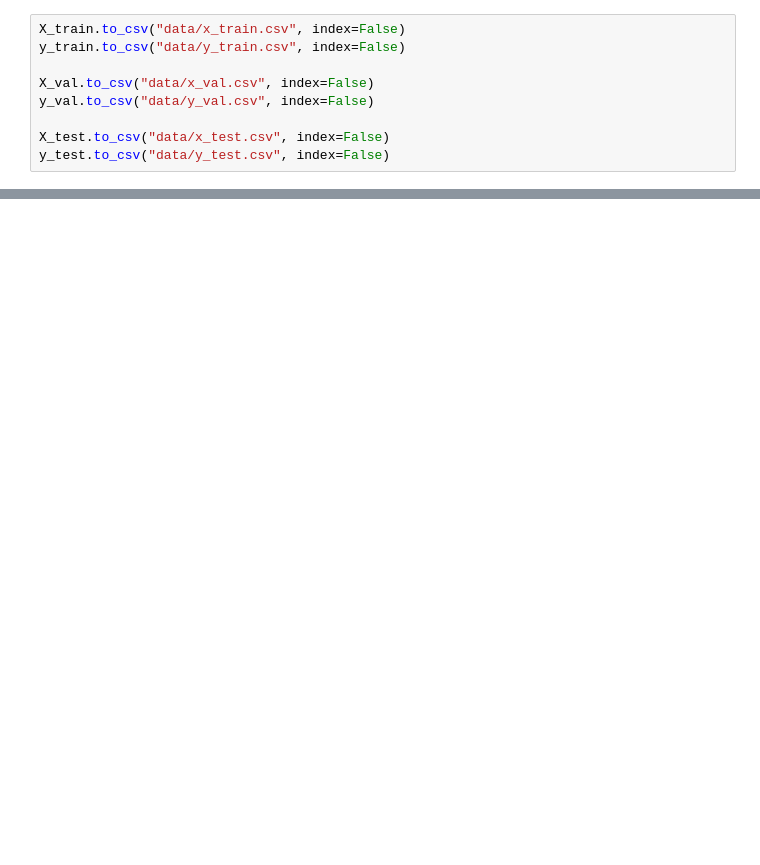
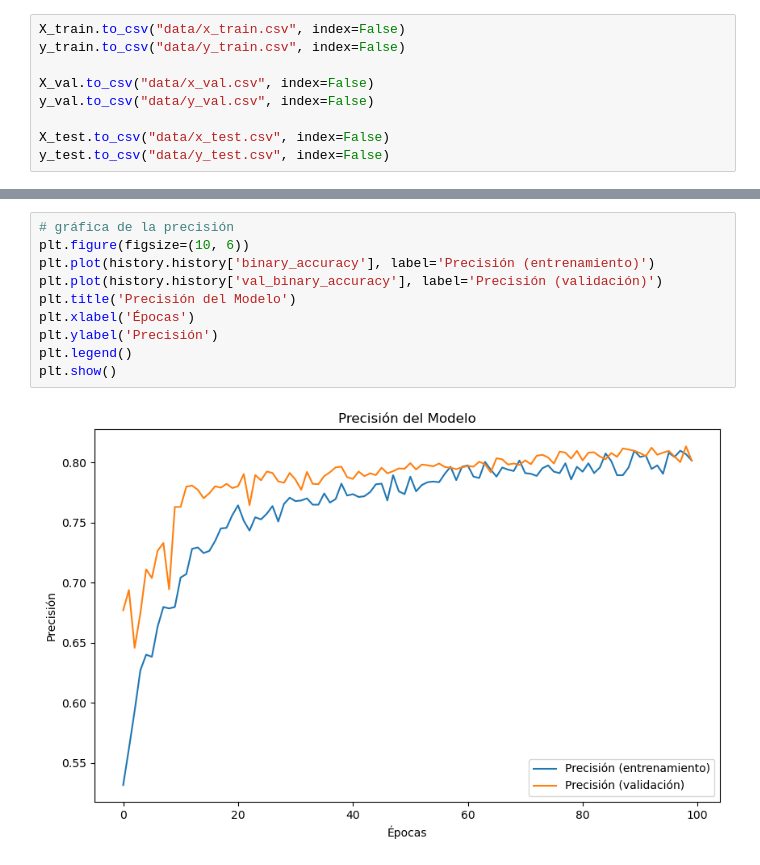
Before and after one commit to markalbrand56/SDS-Laboratorio-1, a Jupyter notebook: main.ipynb, the cells around one changed output, grey strips where cells are left out. Drawn from its saved outputs; the diff is of its cells as text; blank space fills up the shorter version.

```diff
--- a/main.ipynb
+++ b/main.ipynb
@@ -343,0 +410,12 @@ y_test.to_csv("data/y_test.csv", index=False)
+# %%
+# gráfica de la precisión
+plt.figure(figsize=(10, 6))
+plt.plot(history.history['binary_accuracy'], label='Precisión (entrenamiento)')
+plt.plot(history.history['val_binary_accuracy'], label='Precisión (validación)')
+plt.title('Precisión del Modelo')
+plt.xlabel('Épocas')
+plt.ylabel('Precisión')
+plt.legend()
+plt.show()
+# %% [output]
+[figure, added]
```
Also changed, not shown: parts of 24 cells of this notebook.
